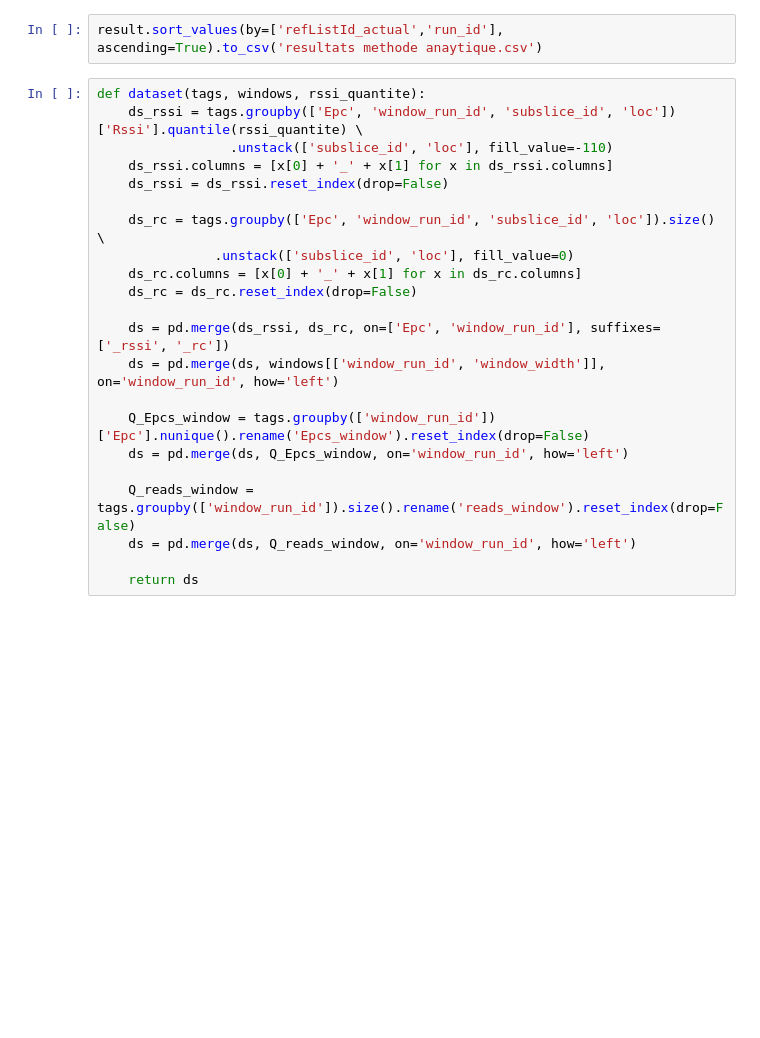
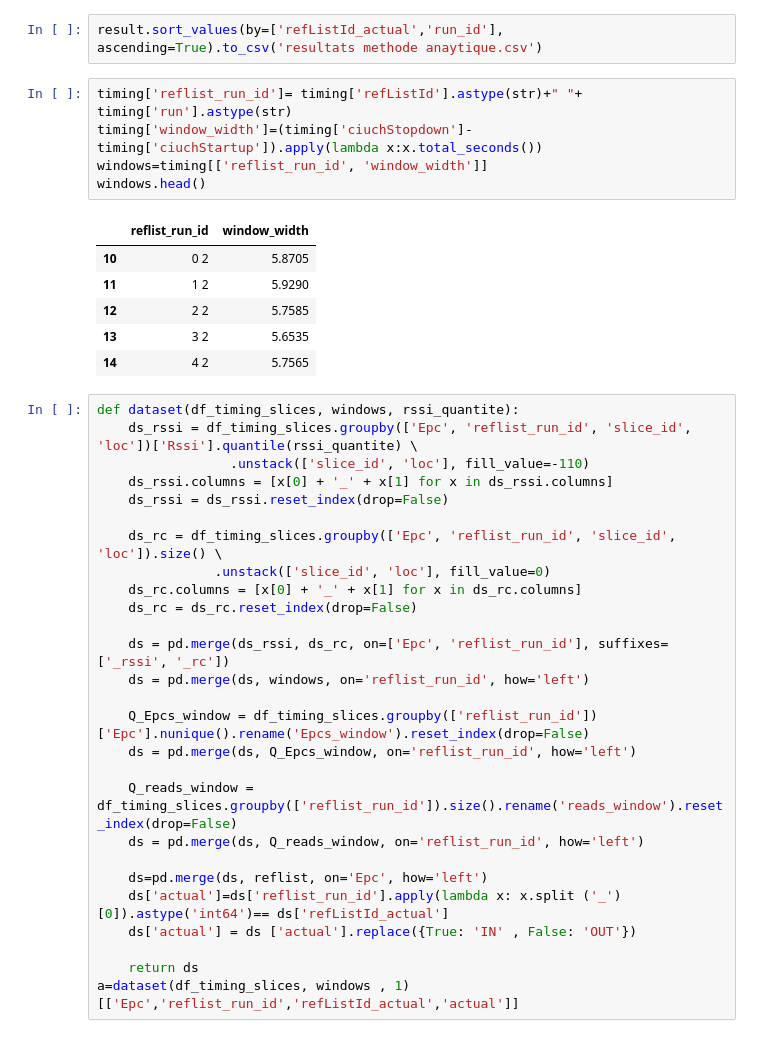
Before and after one commit to oceanelinxi/Projet_RFID, a Jupyter notebook: MLRFID_Projet_S8.ipynb, the cells around one changed output. Cells and saved outputs as stored; diff of their text form; blank space fills up the shorter version.

```diff
--- a/MLRFID_Projet_S8.ipynb
+++ b/MLRFID_Projet_S8.ipynb
@@ -606,25 +606,42 @@ pred2
 339 rows × 1 columns
 # %%
 result.sort_values(by=['refListId_actual','run_id'], ascending=True).to_csv('resultats methode anaytique.csv')
+# %%
+timing['reflist_run_id']= timing['refListId'].astype(str)+" "+ timing['run'].astype(str)
+timing['window_width']=(timing['ciuchStopdown']-timing['ciuchStartup']).apply(lambda x:x.total_seconds())
+windows=timing[['reflist_run_id', 'window_width']]
+windows.head()
+# %% [output]
+|  | reflist_run_id | window_width |
+| 10 | 0 2 | 5.8705 |
+| 11 | 1 2 | 5.9290 |
+| 12 | 2 2 | 5.7585 |
+| 13 | 3 2 | 5.6535 |
+| 14 | 4 2 | 5.7565 |
 # %%
-def dataset(tags, windows, rssi_quantite):
-    ds_rssi = tags.groupby(['Epc', 'window_run_id', 'subslice_id', 'loc'])['Rssi'].quantile(rssi_quantite) \
-                 .unstack(['subslice_id', 'loc'], fill_value=-110)
+def dataset(df_timing_slices, windows, rssi_quantite):
+    ds_rssi = df_timing_slices.groupby(['Epc', 'reflist_run_id', 'slice_id', 'loc'])['Rssi'].quantile(rssi_quantite) \
+                 .unstack(['slice_id', 'loc'], fill_value=-110)
     ds_rssi.columns = [x[0] + '_' + x[1] for x in ds_rssi.columns]
     ds_rssi = ds_rssi.reset_index(drop=False)
 
-    ds_rc = tags.groupby(['Epc', 'window_run_id', 'subslice_id', 'loc']).size() \
-               .unstack(['subslice_id', 'loc'], fill_value=0)
+    ds_rc = df_timing_slices.groupby(['Epc', 'reflist_run_id', 'slice_id', 'loc']).size() \
+               .unstack(['slice_id', 'loc'], fill_value=0)
     ds_rc.columns = [x[0] + '_' + x[1] for x in ds_rc.columns]
     ds_rc = ds_rc.reset_index(drop=False)
 
-    ds = pd.merge(ds_rssi, ds_rc, on=['Epc', 'window_run_id'], suffixes=['_rssi', '_rc'])
-    ds = pd.merge(ds, windows[['window_run_id', 'window_width']], on='window_run_id', how='left')
+    ds = pd.merge(ds_rssi, ds_rc, on=['Epc', 'reflist_run_id'], suffixes=['_rssi', '_rc'])
+    ds = pd.merge(ds, windows, on='reflist_run_id', how='left')
 
-    Q_Epcs_window = tags.groupby(['window_run_id'])['Epc'].nunique().rename('Epcs_window').reset_index(drop=False)
-    ds = pd.merge(ds, Q_Epcs_window, on='window_run_id', how='left')
+    Q_Epcs_window = df_timing_slices.groupby(['reflist_run_id'])['Epc'].nunique().rename('Epcs_window').reset_index(drop=False)
+    ds = pd.merge(ds, Q_Epcs_window, on='reflist_run_id', how='left')
 
-    Q_reads_window = tags.groupby(['window_run_id']).size().rename('reads_window').reset_index(drop=False)
-    ds = pd.merge(ds, Q_reads_window, on='window_run_id', how='left')
+    Q_reads_window = df_timing_slices.groupby(['reflist_run_id']).size().rename('reads_window').reset_index(drop=False)
+    ds = pd.merge(ds, Q_reads_window, on='reflist_run_id', how='left')
+
+    ds=pd.merge(ds, reflist, on='Epc', how='left')
+    ds['actual']=ds['reflist_run_id'].apply(lambda x: x.split ('_')[0]).astype('int64')== ds['refListId_actual']
+    ds['actual'] = ds ['actual'].replace({True: 'IN' , False: 'OUT'})
 
     return ds
+a=dataset(df_timing_slices, windows , 1) [['Epc','reflist_run_id','refListId_actual','actual']]
```
Also changed, not shown: parts of 5 cells of this notebook.
